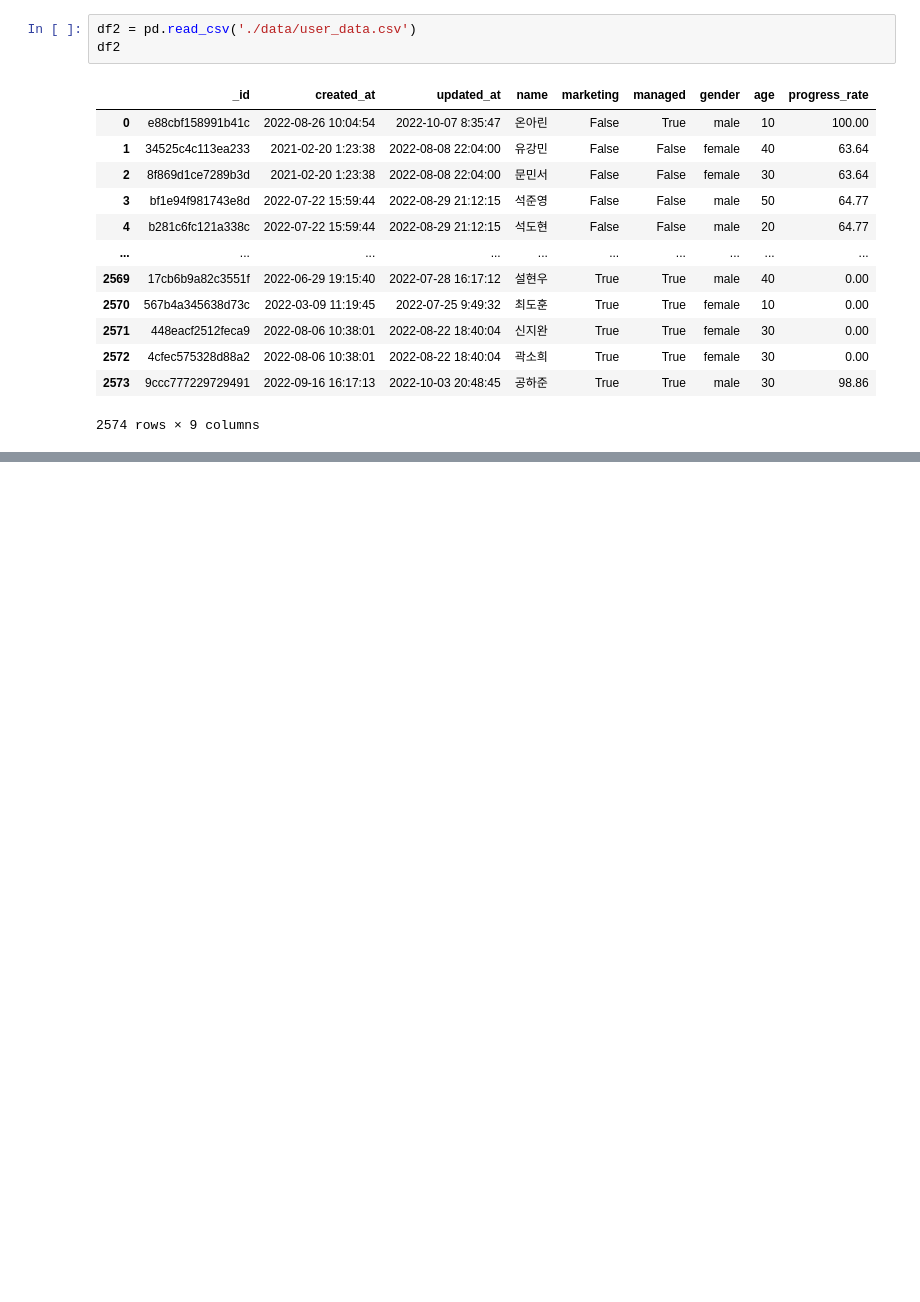
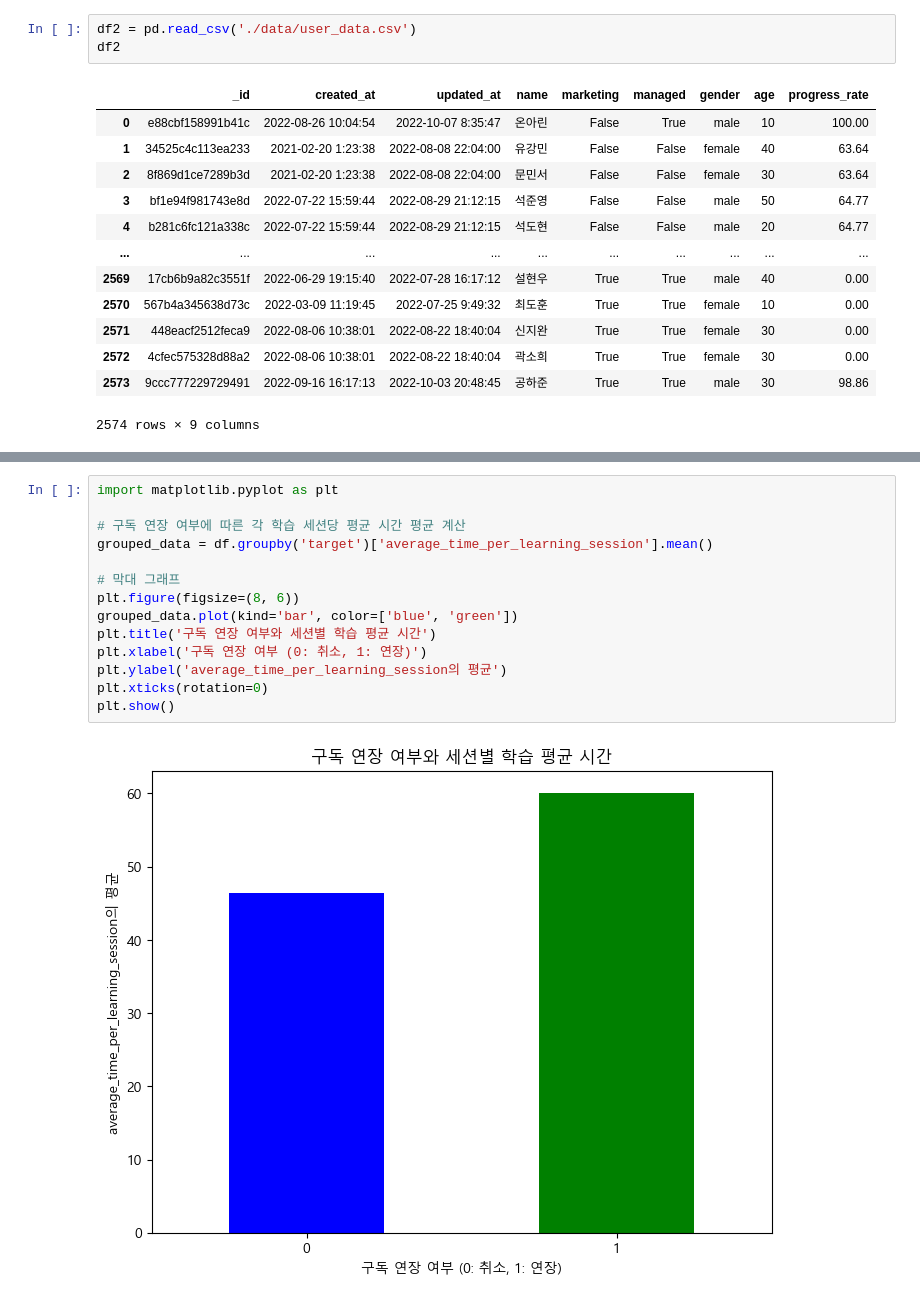
Before and after one commit to eunchae99/WASSUP4, a Jupyter notebook: 05_Data_Analysis/mini project.ipynb, the cells around one changed output, grey strips where cells are left out. Saved outputs shown, nothing was run; the diff lists cells and outputs as text; blank space fills up the shorter version.

```diff
--- a/05_Data_Analysis/mini project.ipynb
+++ b/05_Data_Analysis/mini project.ipynb
@@ -109,0 +256,16 @@ df2
+# %%
+import matplotlib.pyplot as plt
+
+# 구독 연장 여부에 따른 각 학습 세션당 평균 시간 평균 계산
+grouped_data = df.groupby('target')['average_time_per_learning_session'].mean()
+
+# 막대 그래프
+plt.figure(figsize=(8, 6))
+grouped_data.plot(kind='bar', color=['blue', 'green'])
+plt.title('구독 연장 여부와 세션별 학습 평균 시간')
+plt.xlabel('구독 연장 여부 (0: 취소, 1: 연장)')
+plt.ylabel('average_time_per_learning_session의 평균')
+plt.xticks(rotation=0)
+plt.show()
+# %% [output]
+[figure, added]
```
Also changed, not shown: parts of 53 cells of this notebook, 4 other files.
